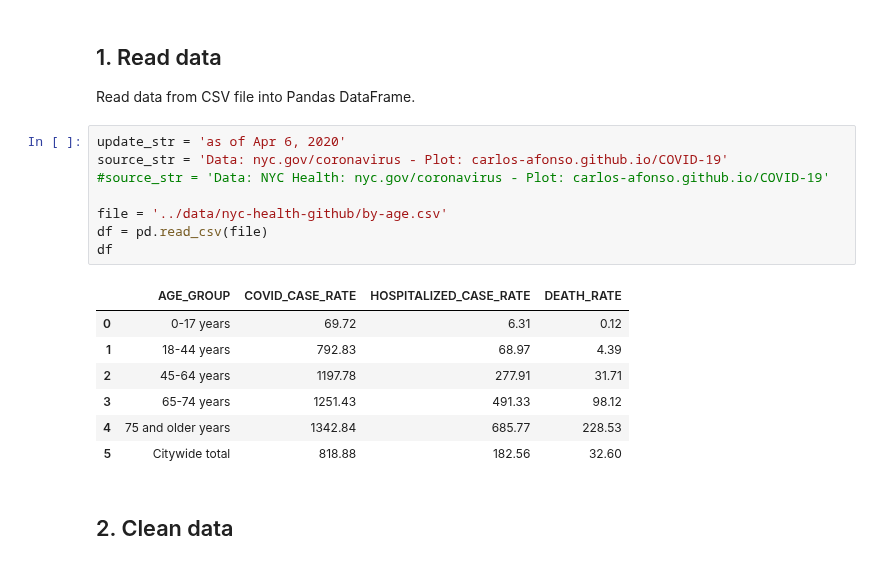
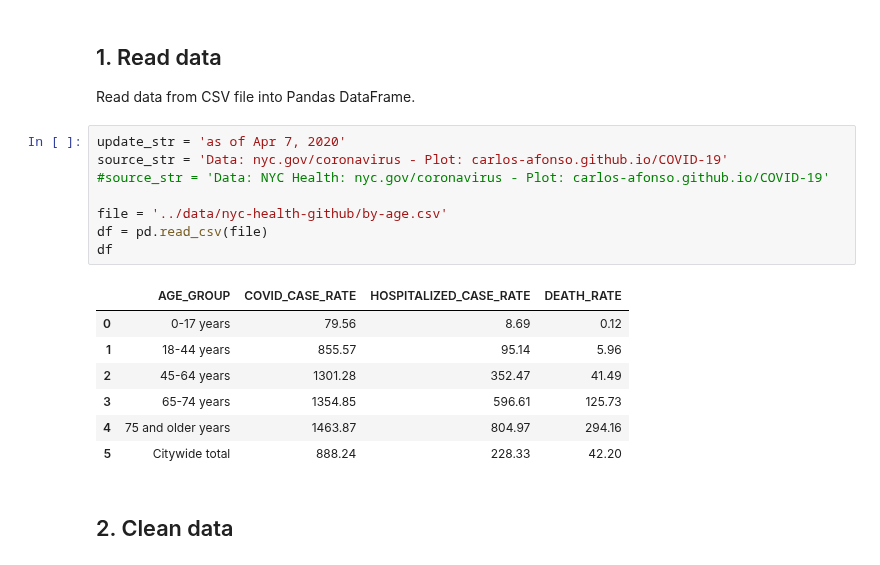
Before and after one commit to carlos-afonso/COVID-19, a Jupyter notebook: notebooks/nyc-covid-19-by-age.ipynb, the cells around one changed output. Saved outputs shown, nothing was run; the diff lists cells and outputs as text.

```diff
--- a/notebooks/nyc-covid-19-by-age.ipynb
+++ b/notebooks/nyc-covid-19-by-age.ipynb
@@ -10,21 +10,21 @@ import pandas as pd
 
 Read data from CSV file into Pandas DataFrame.
 # %%
-update_str = 'as of Apr 6, 2020'
+update_str = 'as of Apr 7, 2020'
 source_str = 'Data: nyc.gov/coronavirus - Plot: carlos-afonso.github.io/COVID-19'
 #source_str = 'Data: NYC Health: nyc.gov/coronavirus - Plot: carlos-afonso.github.io/COVID-19'
 
 file = '../data/nyc-health-github/by-age.csv'
 df = pd.read_csv(file)
 df
 # %% [output]
 |  | AGE_GROUP | COVID_CASE_RATE | HOSPITALIZED_CASE_RATE | DEATH_RATE |
-| 0 | 0-17 years | 69.72 | 6.31 | 0.12 |
-| 1 | 18-44 years | 792.83 | 68.97 | 4.39 |
-| 2 | 45-64 years | 1197.78 | 277.91 | 31.71 |
-| 3 | 65-74 years | 1251.43 | 491.33 | 98.12 |
-| 4 | 75 and older years | 1342.84 | 685.77 | 228.53 |
-| 5 | Citywide total | 818.88 | 182.56 | 32.60 |
+| 0 | 0-17 years | 79.56 | 8.69 | 0.12 |
+| 1 | 18-44 years | 855.57 | 95.14 | 5.96 |
+| 2 | 45-64 years | 1301.28 | 352.47 | 41.49 |
+| 3 | 65-74 years | 1354.85 | 596.61 | 125.73 |
+| 4 | 75 and older years | 1463.87 | 804.97 | 294.16 |
+| 5 | Citywide total | 888.24 | 228.33 | 42.20 |
 # %% [markdown]
 ## 2. Clean data
 # %%
```
Also changed, not shown: parts of 2 cells of this notebook, 2 other files.
